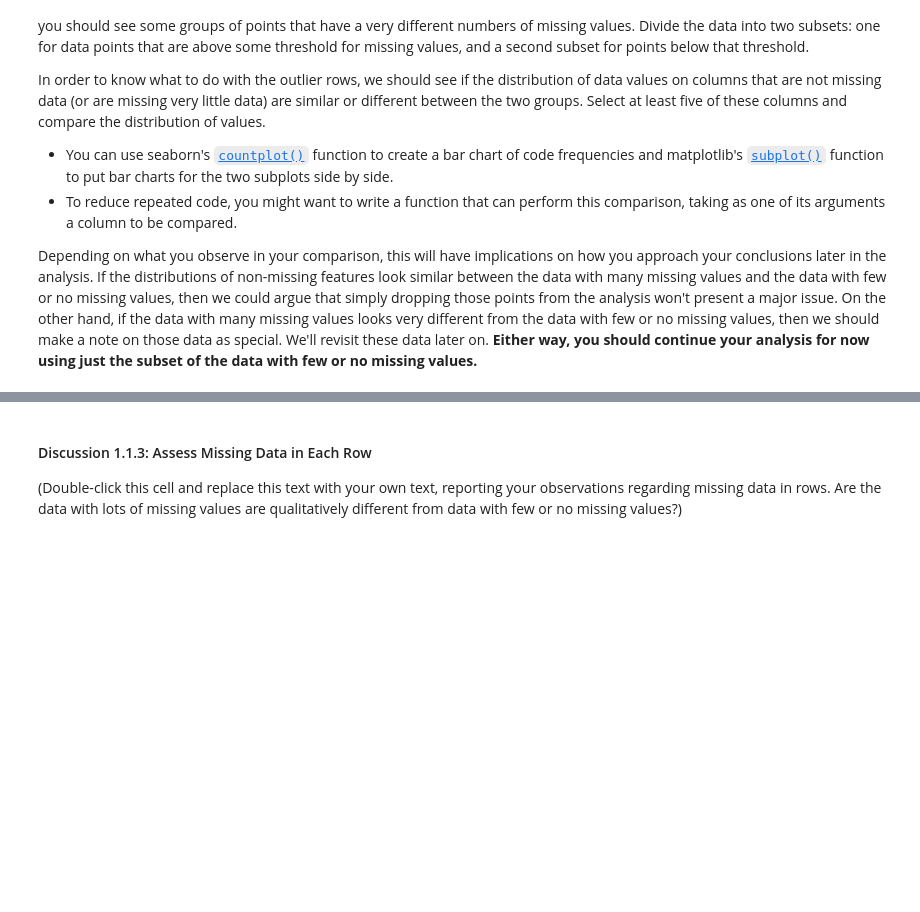
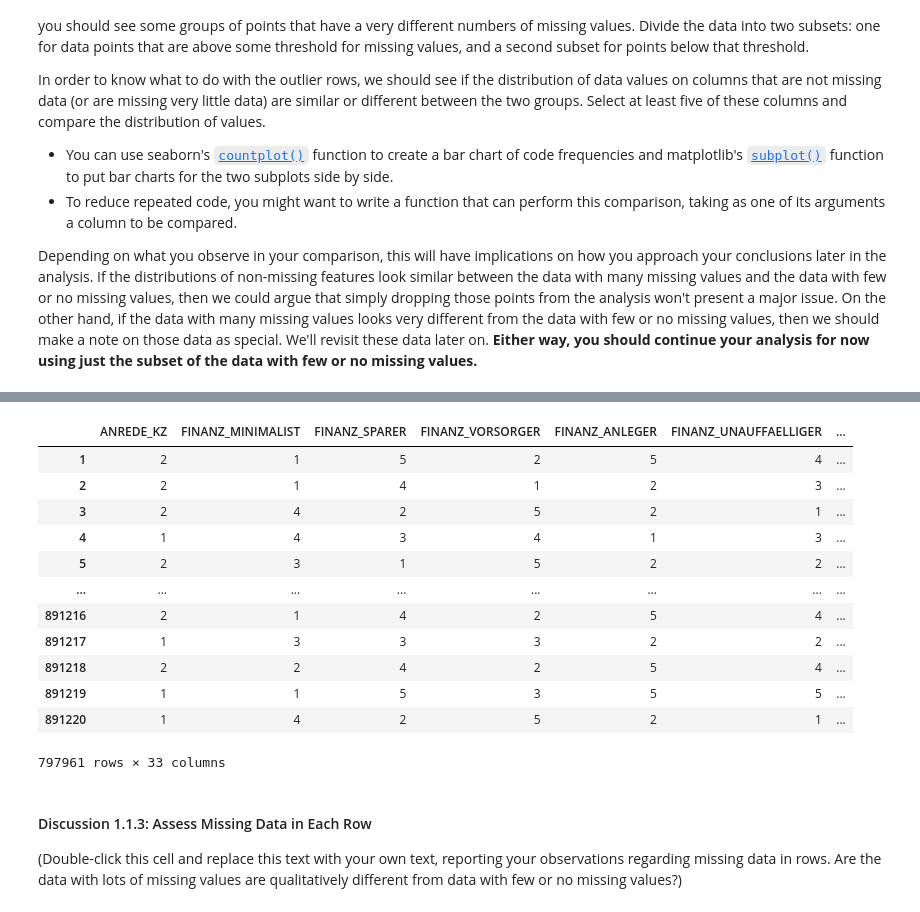
Before and after one commit to sjohnp2112/Identify-Custemer-Segments, a Jupyter notebook: Identify_Customer_Segments_sphelps.ipynb, the cells around one changed output, grey strips where cells are left out. Saved outputs shown, nothing was run; the diff lists cells and outputs as text; code cells hidden in the pictures; blank space fills up the shorter version.

```diff
--- a/Identify_Customer_Segments_sphelps.ipynb
+++ b/Identify_Customer_Segments_sphelps.ipynb
@@ -279,6 +297,33 @@ subset_2 = azdias_cleaned_df[azdias_cleaned_df.isnull().sum(axis=1) > 12.50]
 # %%
+
 # Compare the distribution of values for at least five columns where there are
 # no or few missing values, between the two subsets.
+
+# subset_1.shape
+# subset_2.shape
+
+# sub1_five =
+# sub2_five =
+
+subset_1[subset_1.columns[~subset_1.isnull().any()]]
+# subset_2[subset_2.columns[~subset_2.isnull().any()]]
+
+
+# subset_1.shape
+# %% [output]
+|  | ANREDE_KZ | FINANZ_MINIMALIST | FINANZ_SPARER | FINANZ_VORSORGER | FINANZ_ANLEGER | FINANZ_UNAUFFAELLIGER | ... |
+| 1 | 2 | 1 | 5 | 2 | 5 | 4 | ... |
+| 2 | 2 | 1 | 4 | 1 | 2 | 3 | ... |
+| 3 | 2 | 4 | 2 | 5 | 2 | 1 | ... |
+| 4 | 1 | 4 | 3 | 4 | 1 | 3 | ... |
+| 5 | 2 | 3 | 1 | 5 | 2 | 2 | ... |
+| ... | ... | ... | ... | ... | ... | ... | ... |
+| 891216 | 2 | 1 | 4 | 2 | 5 | 4 | ... |
+| 891217 | 1 | 3 | 3 | 3 | 2 | 2 | ... |
+| 891218 | 2 | 2 | 4 | 2 | 5 | 4 | ... |
+| 891219 | 1 | 1 | 5 | 3 | 5 | 5 | ... |
+| 891220 | 1 | 4 | 2 | 5 | 2 | 1 | ... |
+797961 rows × 33 columns
 # %% [markdown]
 #### Discussion 1.1.3: Assess Missing Data in Each Row
 
```
Also changed, not shown: parts of 9 cells of this notebook.
